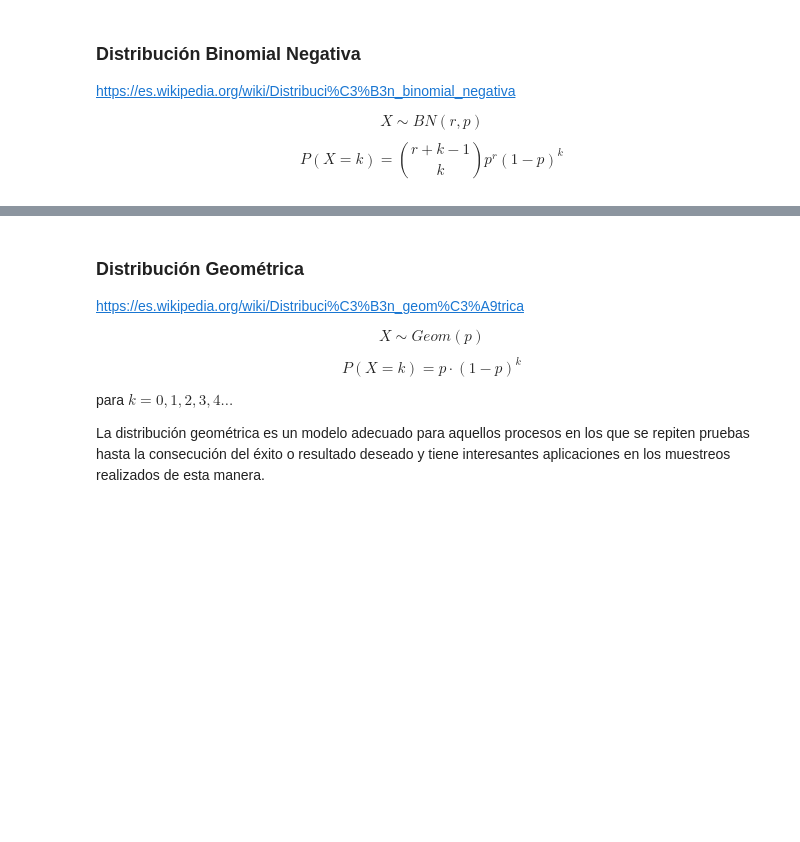
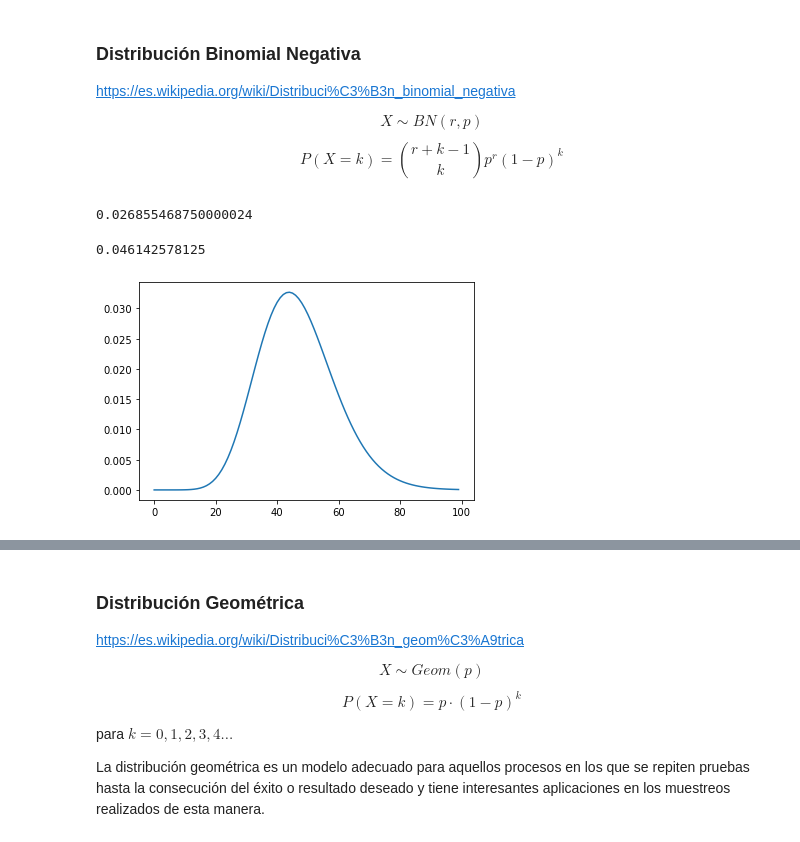
Before and after one commit to Ironhack-Data-Madrid-Mayo-2022/apuntes_clase, a Jupyter notebook: semana_6/1.2 - Distribuciones Discretas.ipynb, the cells around one changed output, grey strips where cells are left out. Drawn from its saved outputs; the diff is of its cells as text; code cells hidden in the pictures; blank space fills up the shorter version.

```diff
--- a/semana_6/1.2 - Distribuciones Discretas.ipynb
+++ b/semana_6/1.2 - Distribuciones Discretas.ipynb
@@ -76,0 +178,19 @@ $$P(X=k)={r+k-1 \choose k} p^{r}(1-p)^{k}$$
+# %%
+# ¿Que prob hay de que la decima tirada corresponda con la tercera cara que sale?
+
+#nbinom.pmf(k, n, p)
+
+nbinom.pmf(3, 10, 0.5)
+# %% [output]
+0.026855468750000024
+# %%
+nbinom.cdf(3, 10, 0.5)
+# %% [output]
+0.046142578125
+# %%
+x=[i for i in range(100)]
+y=[nbinom.pmf(x, 20, 0.3) for x in x]
+
+plt.plot(x, y);
+# %% [output]
+[figure, added]
```
Also changed, not shown: parts of 40 cells of this notebook.
